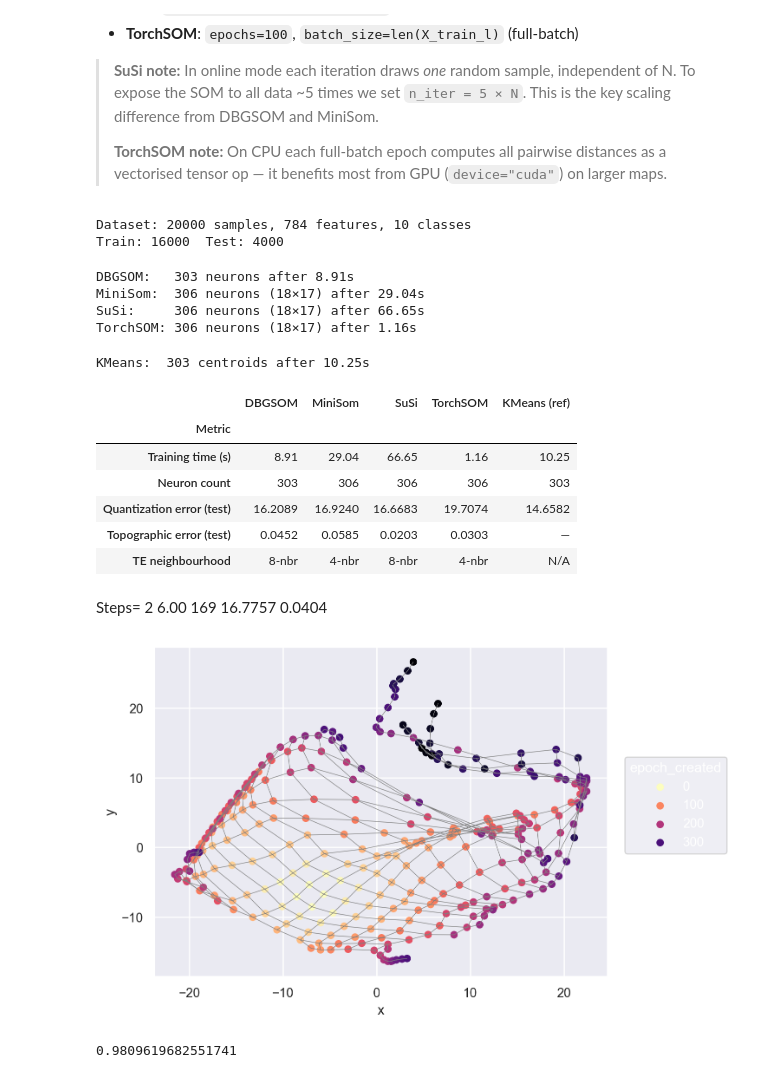
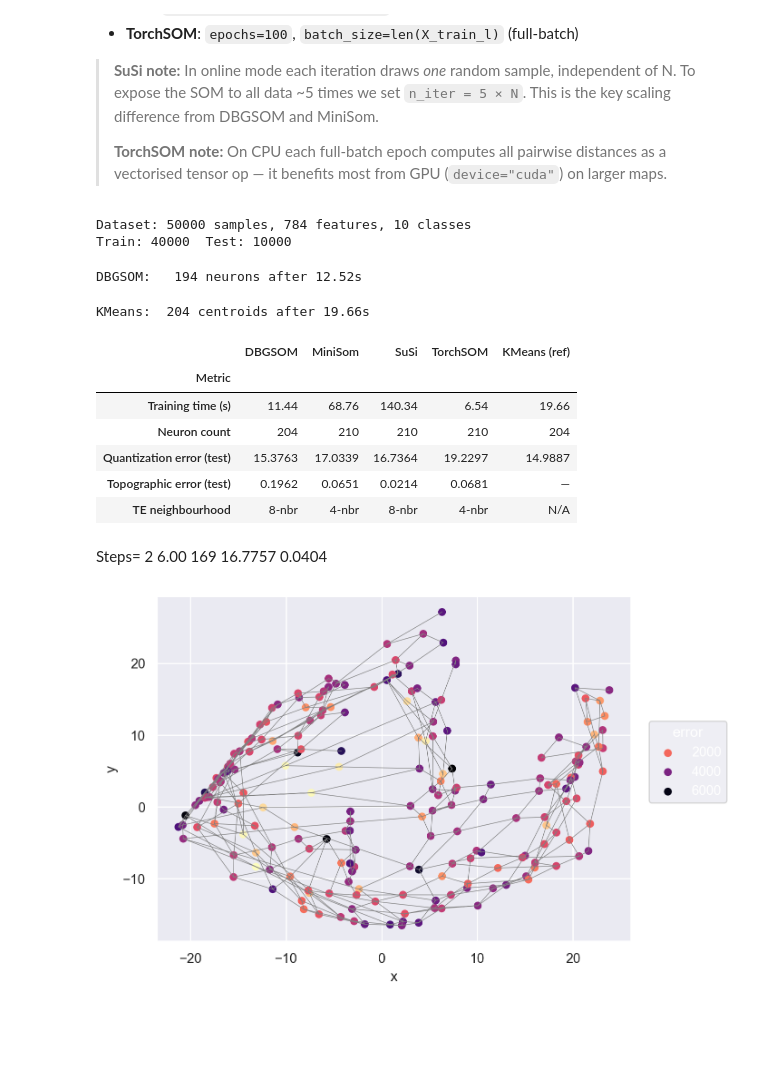
Before and after one commit to SandroMartens/DBGSOM, a Jupyter notebook: examples/som_comparison.ipynb, the cells around one changed output. Saved outputs shown, nothing was run; the diff lists cells and outputs as text; code cells hidden in the pictures; blank space fills up the shorter version.

```diff
--- a/examples/som_comparison.ipynb
+++ b/examples/som_comparison.ipynb
@@ -518,7 +518,7 @@ Training budgets are scaled proportionally:
 # %%
 from sklearn.datasets import fetch_openml
 
-n_samples = 20_000
+n_samples = 50_000
 fmnist = fetch_openml("Fashion-MNIST", version=1, as_frame=False, parser="auto")
 X_all = StandardScaler().fit_transform(fmnist.data[:n_samples].astype(float))
 y_all = fmnist.target[:n_samples]
@@ -531,17 +531,18 @@ print(
 )
 print(f"Train: {len(X_train_l)}  Test: {len(X_test_l)}")
 # %% [output]
-Dataset: 20000 samples, 784 features, 10 classes
-Train: 16000  Test: 4000
+Dataset: 50000 samples, 784 features, 10 classes
+Train: 40000  Test: 10000
 # %%
 som_db_l = SomVQ(
     n_iter=1000,
-    lambda_=100,
+    lambda_=200,
     max_neurons=500,
     pointer_search="all",
-    smoothing_steps=2,
+    smoothing_steps=1,
     verbose=True,
-    sigma_end=1.5,
+    # sigma_end=.5,
+    neighborhood_function="cutgauss",
     random_state=42,
 )
 t0 = time.perf_counter()
@@ -591,7 +592,7 @@ som_ts_l = TorchSOM(
     x=side_l,
     y=side2_l,
     num_features=X_train_l.shape[1],
-    epochs=10,
+    epochs=20,
     batch_size=len(X_train_l),  # full-batch
     sigma=0.2 * np.sqrt(side_l**2),
     learning_rate=1.0,
@@ -607,10 +608,7 @@ t_ts_l = time.perf_counter() - t0
 n_neurons_ts_l = side_l * side2_l
 print(f"TorchSOM: {n_neurons_ts_l} neurons ({side_l}×{side2_l}) after {t_ts_l:.2f}s")
 # %% [output]
-DBGSOM:   303 neurons after 8.91s
-MiniSom:  306 neurons (18×17) after 29.04s
-SuSi:     306 neurons (18×17) after 66.65s
-TorchSOM: 306 neurons (18×17) after 1.16s
+DBGSOM:   194 neurons after 12.52s
 # %%
 t0 = time.perf_counter()
 km_l = KMeans(n_clusters=n_neurons_db_l, random_state=42)
@@ -618,7 +616,7 @@ km_l.fit(X_train_l)
 t_km_l = time.perf_counter() - t0
 print(f"KMeans:  {n_neurons_db_l} centroids after {t_km_l:.2f}s")
 # %% [output]
-KMeans:  303 centroids after 10.25s
+KMeans:  204 centroids after 19.66s
 # %%
 qe_db_l = som_db_l.calculate_quantization_error(X_test_l)
 qe_ms_l = som_ms_l.quantization_error(X_test_l)
@@ -680,10 +678,10 @@ pd.DataFrame(
 # %% [output]
 |  | DBGSOM | MiniSom | SuSi | TorchSOM | KMeans (ref) |
 | Metric |  |  |  |  |  |
-| Training time (s) | 8.91 | 29.04 | 66.65 | 1.16 | 10.25 |
-| Neuron count | 303 | 306 | 306 | 306 | 303 |
-| Quantization error (test) | 16.2089 | 16.9240 | 16.6683 | 19.7074 | 14.6582 |
-| Topographic error (test) | 0.0452 | 0.0585 | 0.0203 | 0.0303 | — |
+| Training time (s) | 11.44 | 68.76 | 140.34 | 6.54 | 19.66 |
+| Neuron count | 204 | 210 | 210 | 210 | 204 |
+| Quantization error (test) | 15.3763 | 17.0339 | 16.7364 | 19.2297 | 14.9887 |
+| Topographic error (test) | 0.1962 | 0.0651 | 0.0214 | 0.0681 | — |
 | TE neighbourhood | 8-nbr | 4-nbr | 8-nbr | 4-nbr | N/A |
 # %% [markdown]
 Steps= 2
@@ -692,13 +690,9 @@ Steps= 2
 16.7757
 0.0404
 # %%
-som_db_l.plot(color="epoch_created", layout="pca", X=X_test_l)
+som_db_l.plot(color="error", layout="pca", X=X_test_l)
 # %% [output]
-[figure, old version]
+[figure, new version]
-# %%
-15.4940 / 15.7947
-# %% [output]
-0.9809619682551741
 # %%
 import seaborn.objects as so
 
```
Also changed, not shown: parts of 6 cells of this notebook, 1 other file.
